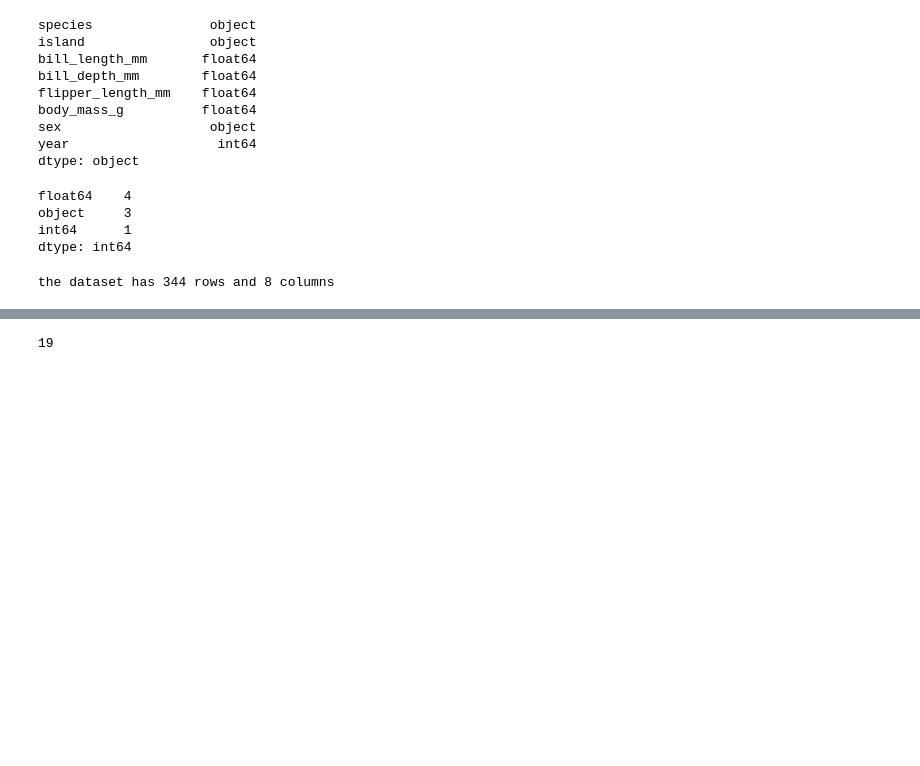
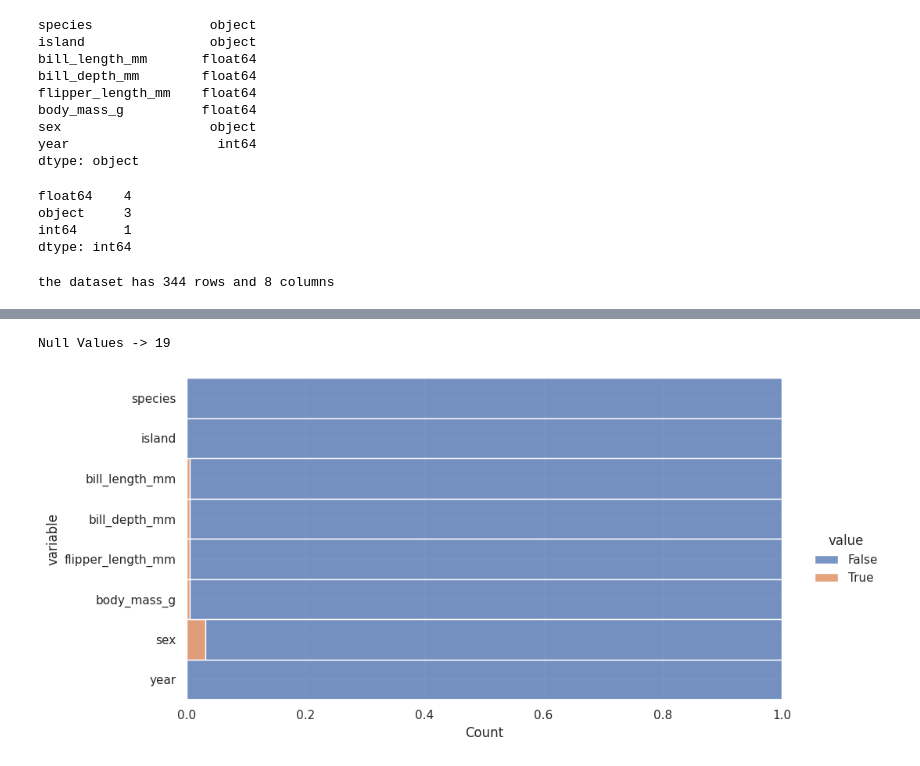
Before and after one commit to AleexSilva/Training-EDA, a Jupyter notebook: python-files/intro.ipynb, the cells around one changed output, grey strips where cells are left out. Saved outputs shown, nothing was run; the diff lists cells and outputs as text; code cells hidden in the pictures; blank space fills up the shorter version.

```diff
--- a/python-files/intro.ipynb
+++ b/python-files/intro.ipynb
@@ -4,6 +4,16 @@ import pandas as pd
 import numpy as np
 import matplotlib.pyplot as plt
 import seaborn as sns
+# %%
+# Settings
+sns.set()
+pd.set_option('display.max_columns',None)
+pd.set_option('display.max_rows',200)
+pd.options.display.float_format= '{:.2f}'.format
+
+# Ignore Warnings
+import warnings
+warnings.filterwarnings('ignore')
 # %%
 # Import CSV
 
@@ -64,5 +87,24 @@ the dataset has 344 rows and 8 columns
 # %%
-# 3
-print(''.format(df.isnull().sum().sum()))
+# 6
+print('Null Values -> {}'.format(df.isnull().sum().sum()))
 # %% [output]
-19
+Null Values -> 19
+# %%
+# 7 & 8
+(
+    df
+    .isnull()
+    .melt()
+    .pipe(
+        lambda df_null:(sns.displot(
+                   data=df_null,
+                   y='variable',
+                   hue='value',
+                   multiple='fill',
+                   aspect=2)
+                        )
+    )
+)
+plt.show()
+# %% [output]
+[figure, added]
```
Also changed, not shown: parts of 22 cells of this notebook.
